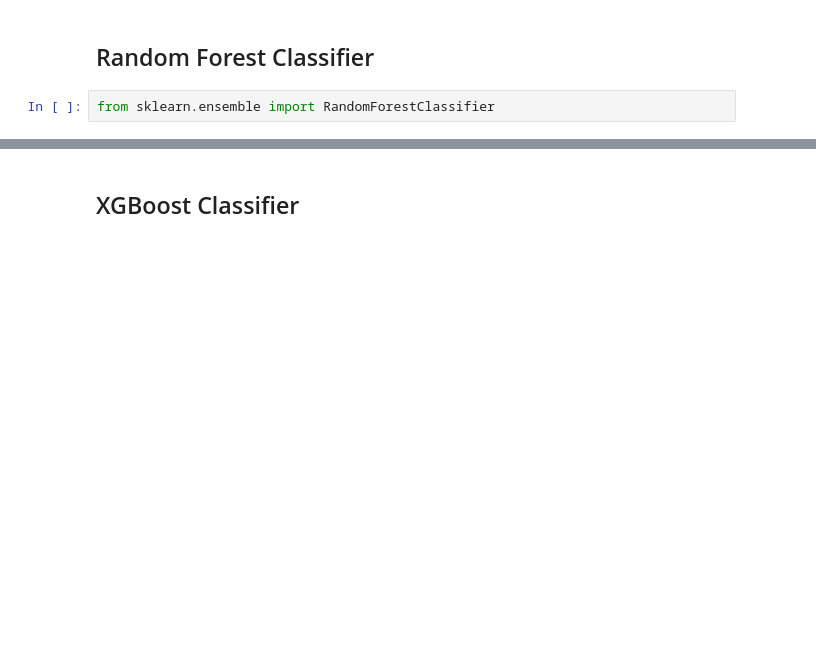
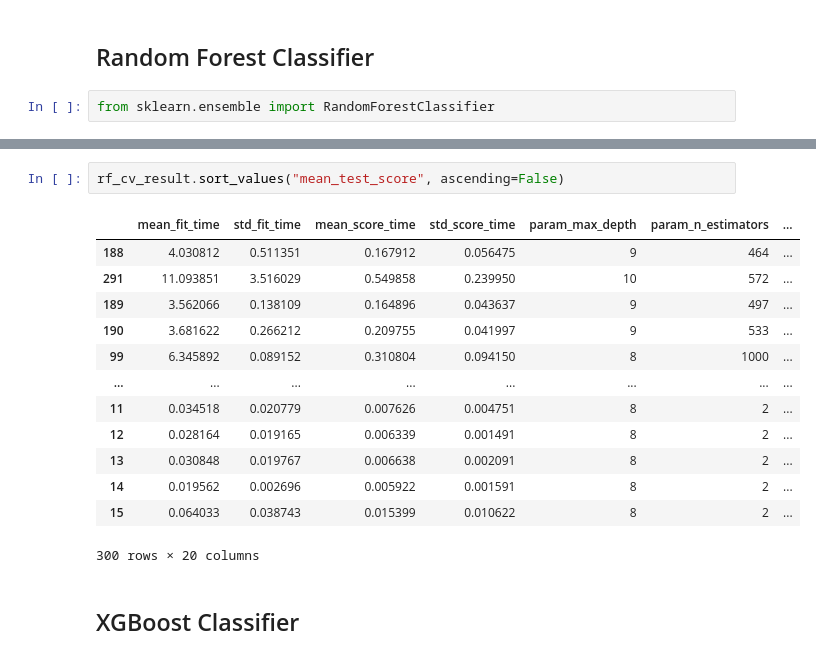
Before and after one commit to JohnsonJDDJ/zilean, a Jupyter notebook: models.ipynb, the cells around one changed output, grey strips where cells are left out. Drawn from its saved outputs; the diff is of its cells as text; blank space fills up the shorter version.

```diff
--- a/models.ipynb
+++ b/models.ipynb
@@ -58,3 +74,19 @@ plot_roc_curve(y_test, final_rf.predict_proba(X_test)[:,1])
+# %%
+rf_cv_result.sort_values("mean_test_score", ascending=False)
+# %% [output]
+|  | mean_fit_time | std_fit_time | mean_score_time | std_score_time | param_max_depth | param_n_estimators | ... |
+| 188 | 4.030812 | 0.511351 | 0.167912 | 0.056475 | 9 | 464 | ... |
+| 291 | 11.093851 | 3.516029 | 0.549858 | 0.239950 | 10 | 572 | ... |
+| 189 | 3.562066 | 0.138109 | 0.164896 | 0.043637 | 9 | 497 | ... |
+| 190 | 3.681622 | 0.266212 | 0.209755 | 0.041997 | 9 | 533 | ... |
+| 99 | 6.345892 | 0.089152 | 0.310804 | 0.094150 | 8 | 1000 | ... |
+| ... | ... | ... | ... | ... | ... | ... | ... |
+| 11 | 0.034518 | 0.020779 | 0.007626 | 0.004751 | 8 | 2 | ... |
+| 12 | 0.028164 | 0.019165 | 0.006339 | 0.001491 | 8 | 2 | ... |
+| 13 | 0.030848 | 0.019767 | 0.006638 | 0.002091 | 8 | 2 | ... |
+| 14 | 0.019562 | 0.002696 | 0.005922 | 0.001591 | 8 | 2 | ... |
+| 15 | 0.064033 | 0.038743 | 0.015399 | 0.010622 | 8 | 2 | ... |
+300 rows × 20 columns
 # %% [markdown]
 ## XGBoost Classifier
 # %%
```
Also changed, not shown: parts of 7 cells of this notebook.
